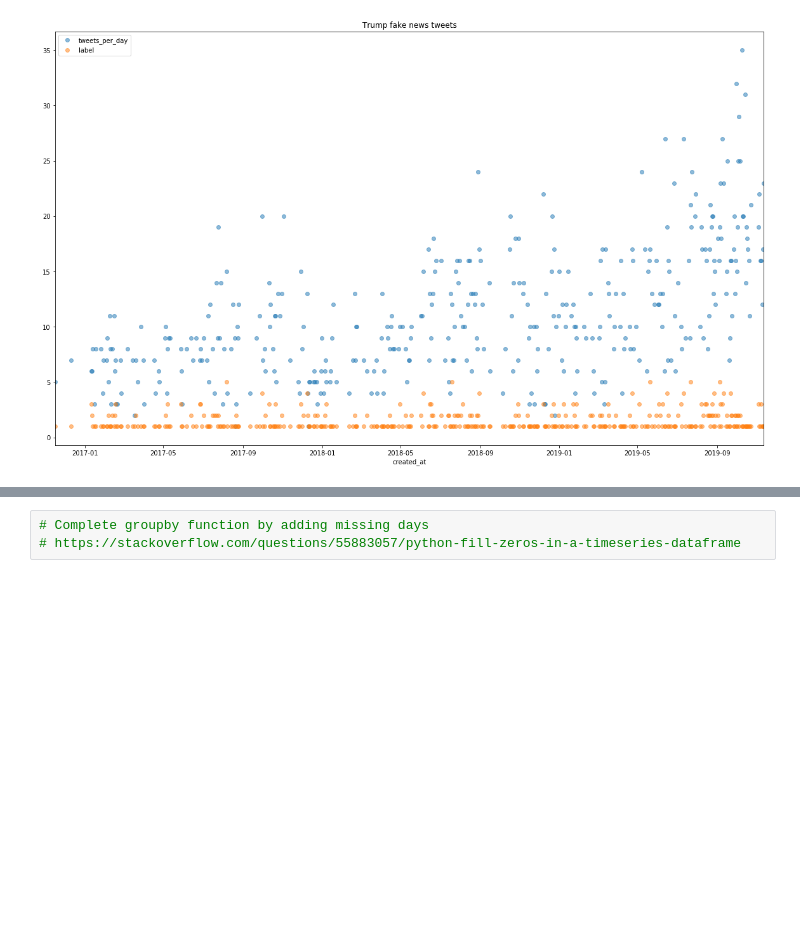
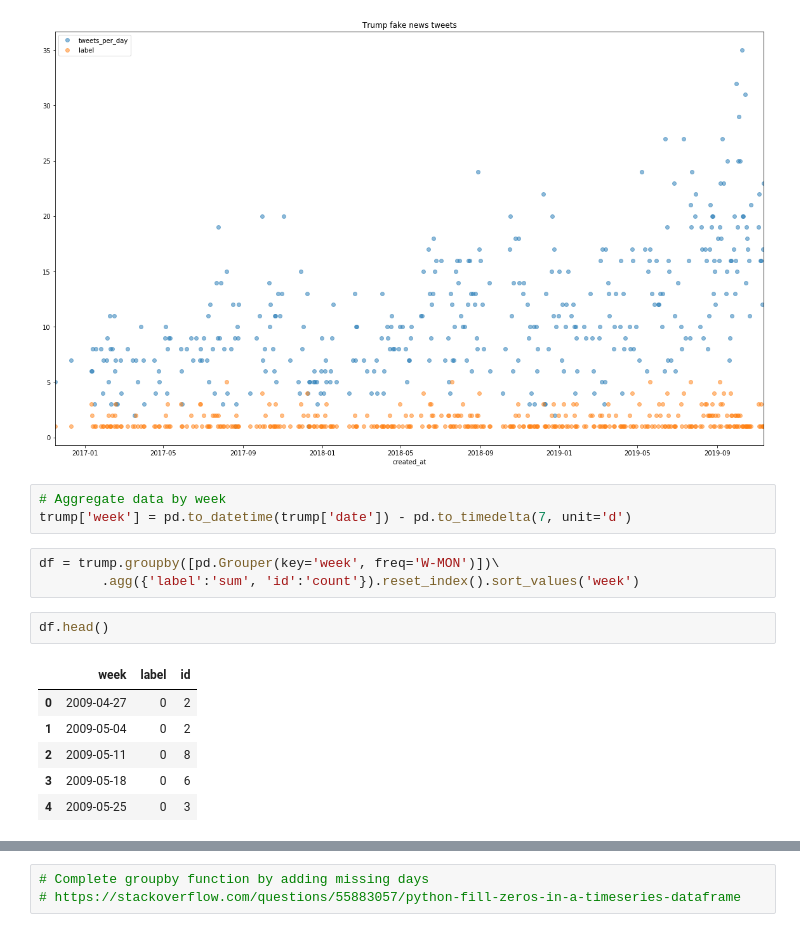
Before and after one commit to cmdelaserna/tweets-analysis, a Jupyter notebook: Fake News on Twitter.ipynb, the cells around one changed output, grey strips where cells are left out. Drawn from its saved outputs; the diff is of its cells as text; blank space fills up the shorter version.

```diff
--- a/Fake News on Twitter.ipynb
+++ b/Fake News on Twitter.ipynb
@@ -103,3 +102,18 @@ aggregate_tweets_day(trump, "Trump fake news tweets")
 - Last tweet: 2019-11-11
 - Average frequency: 2 days 21:01:25.488126
 [figure]
+# %%
+# Aggregate data by week
+trump['week'] = pd.to_datetime(trump['date']) - pd.to_timedelta(7, unit='d')
+# %%
+df = trump.groupby([pd.Grouper(key='week', freq='W-MON')])\
+        .agg({'label':'sum', 'id':'count'}).reset_index().sort_values('week')
+# %%
+df.head()
+# %% [output]
+|  | week | label | id |
+| 0 | 2009-04-27 | 0 | 2 |
+| 1 | 2009-05-04 | 0 | 2 |
+| 2 | 2009-05-11 | 0 | 8 |
+| 3 | 2009-05-18 | 0 | 6 |
+| 4 | 2009-05-25 | 0 | 3 |
```
Also changed, not shown: parts of 7 cells of this notebook.
